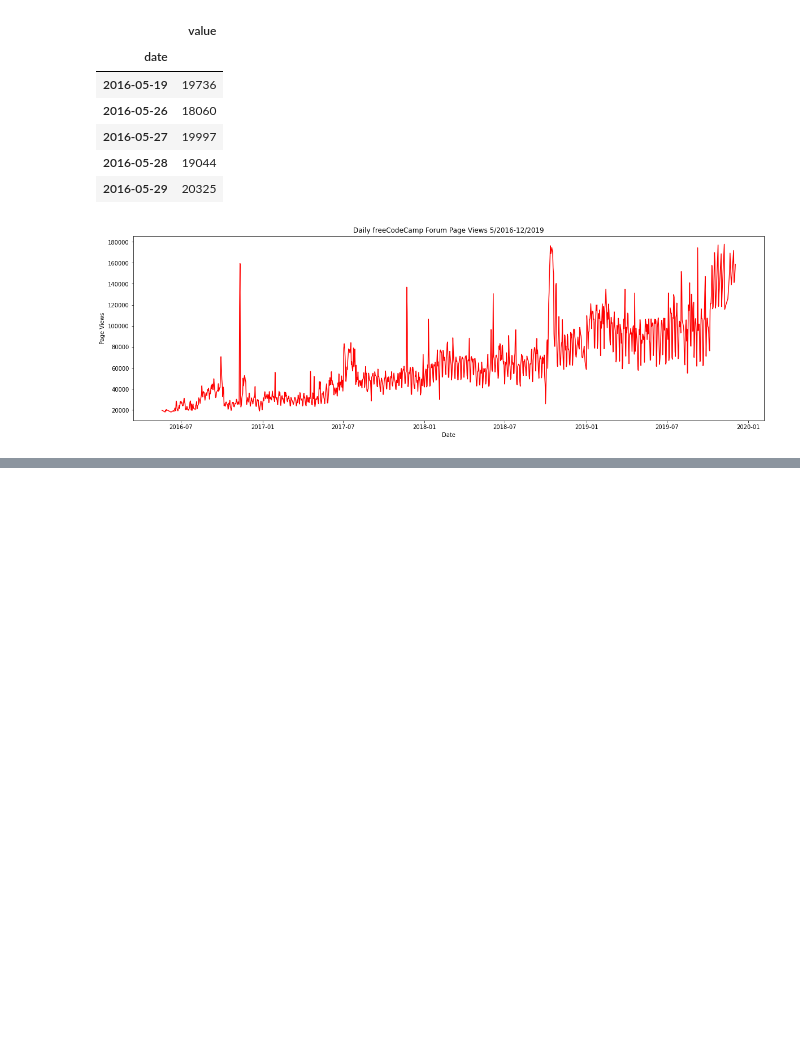
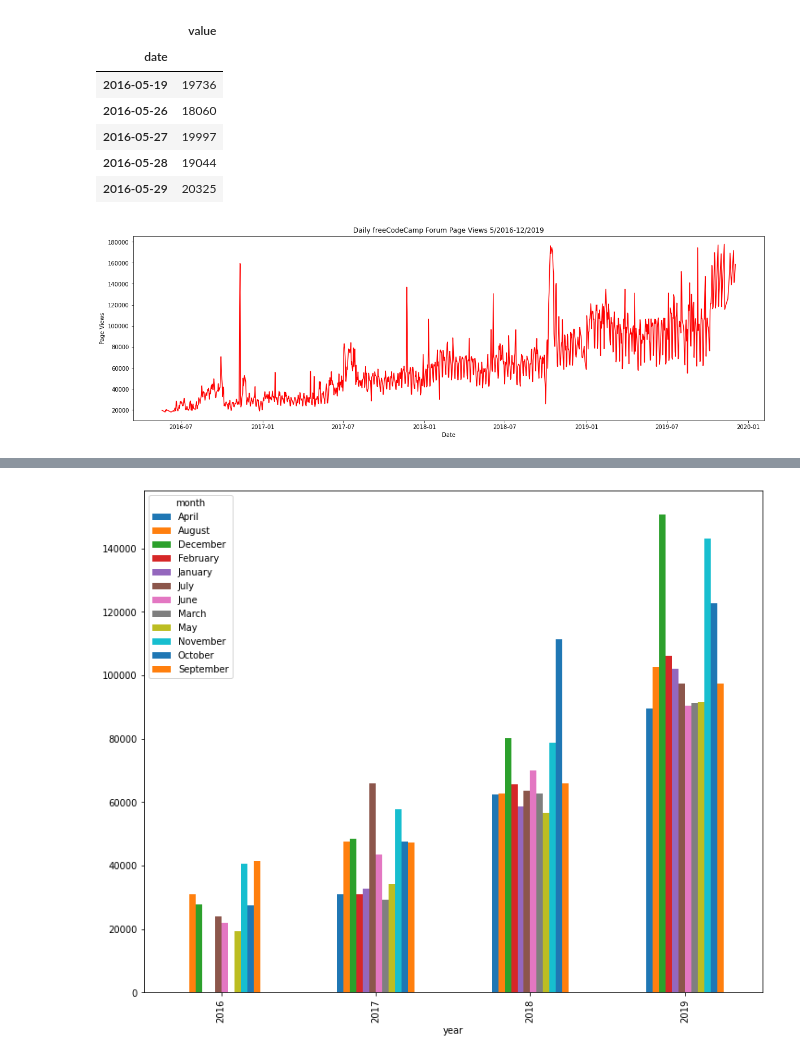
Before and after one commit to danhtran2k20/pyData, a Jupyter notebook: zpyDS0_Project/page-view-time-series-visualizer/time_series_visualizer.ipynb, the cells around one changed output, grey strips where cells are left out. Saved outputs shown, nothing was run; the diff lists cells and outputs as text; code cells hidden in the pictures; blank space fills up the shorter version.

```diff
--- a/zpyDS0_Project/page-view-time-series-visualizer/time_series_visualizer.ipynb
+++ b/zpyDS0_Project/page-view-time-series-visualizer/time_series_visualizer.ipynb
@@ -62,0 +135,6 @@ fig.savefig('line_plot.png')
+# %%
+df_plt = df_sum.unstack()
+df_plt_NaN = df_plt[month_order]
+print('df_plt_NaN:\n', df_plt_NaN)
+print('df_plt:\n', df_plt)
+# This will also generate NaN data in missing month, not recommend
@@ -63 +214,6 @@ fig.savefig('line_plot.png')
+# %%
+
+fig=df_plt.plot(kind ="bar", legend = True, figsize = (12,10)).figure
+# %% [output]
+[figure, added]
 # %%
```
Also changed, not shown: parts of 14 cells of this notebook, 1 other file.
